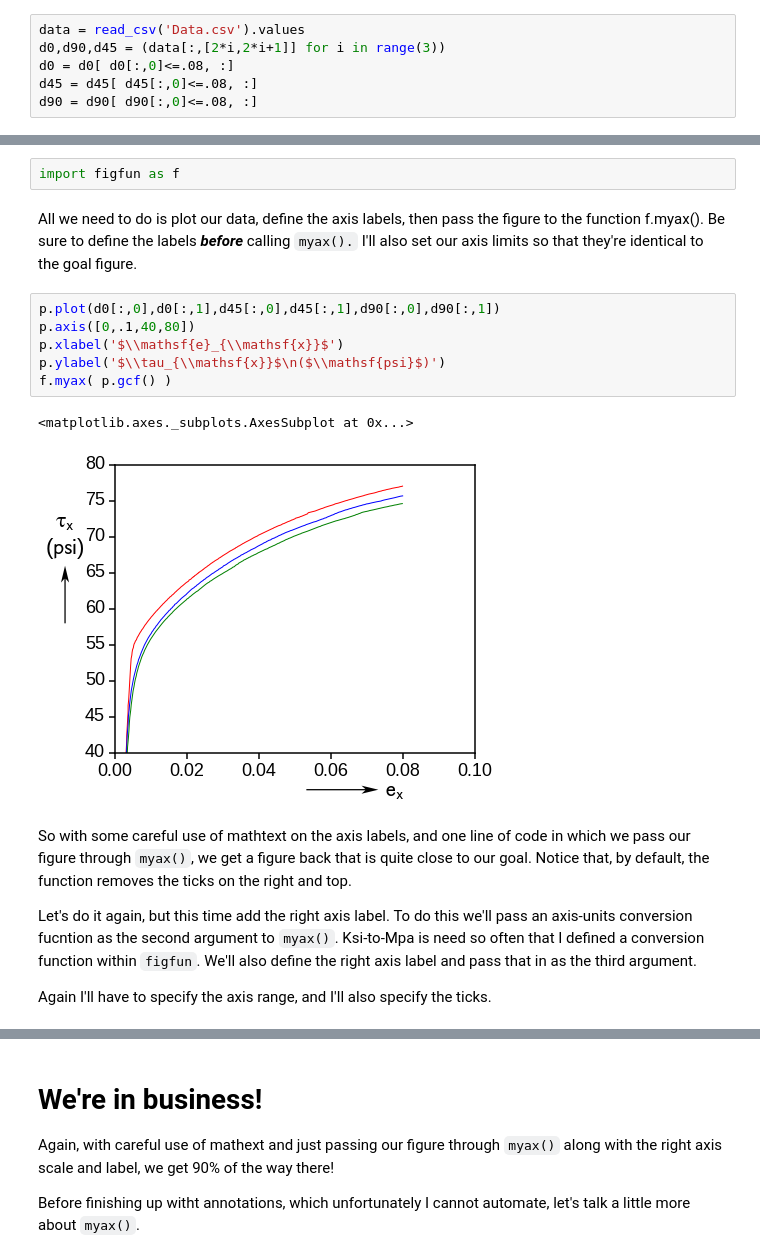
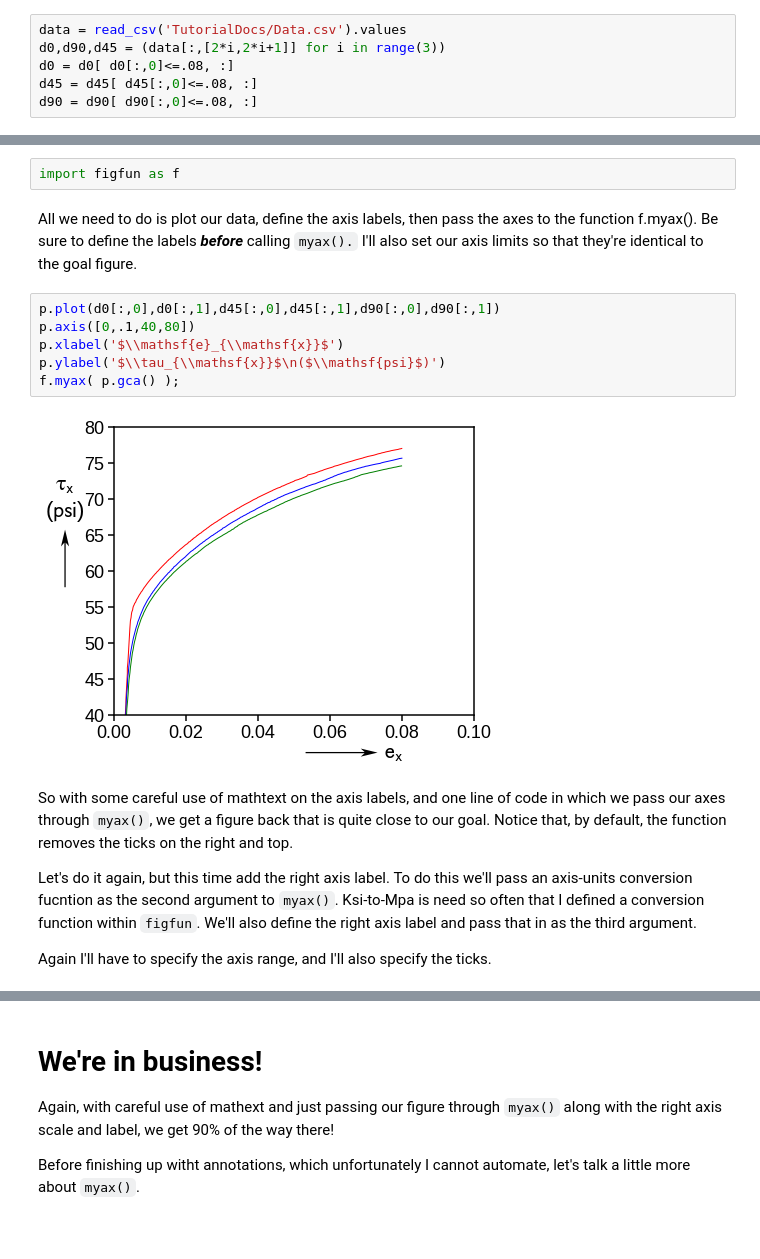
Before and after one commit to saintsfan342000/MPL-a-al-SKK, a Jupyter notebook: Tutorial.ipynb, the cells around one changed output, grey strips where cells are left out. Saved outputs shown, nothing was run; the diff lists cells and outputs as text; blank space fills up the shorter version.

```diff
--- a/Tutorial.ipynb
+++ b/Tutorial.ipynb
@@ -30,7 +32,7 @@ import matplotlib.pyplot as p
 import numpy as n
 from pandas import read_csv
 # %%
-data = read_csv('Data.csv').values
+data = read_csv('TutorialDocs/Data.csv').values
 d0,d90,d45 = (data[:,[2*i,2*i+1]] for i in range(3))
 d0 = d0[ d0[:,0]<=.08, :]
 d45 = d45[ d45[:,0]<=.08, :]
@@ -83,18 +83,17 @@ Finally, there are some little functions in there to ease doing some common oper
 # %%
 import figfun as f
 # %% [markdown]
-All we need to do is plot our data, define the axis labels, then pass the figure to the function f.myax().  Be sure to define the labels ***before*** calling `myax().`  I'll also set our axis limits so that they're identical to the goal figure.
+All we need to do is plot our data, define the axis labels, then pass the axes to the function f.myax().  Be sure to define the labels ***before*** calling `myax().`  I'll also set our axis limits so that they're identical to the goal figure.
 # %%
 p.plot(d0[:,0],d0[:,1],d45[:,0],d45[:,1],d90[:,0],d90[:,1])
 p.axis([0,.1,40,80])
 p.xlabel('$\\mathsf{e}_{\\mathsf{x}}$')
 p.ylabel('$\\tau_{\\mathsf{x}}$\n($\\mathsf{psi}$)')
-f.myax( p.gcf() )
+f.myax( p.gca() );
 # %% [output]
-<matplotlib.axes._subplots.AxesSubplot at 0x...>
-[figure, old version]
+[figure, new version]
 # %% [markdown]
-So with some careful use of mathtext on the axis labels, and one line of code in which we pass our figure through `myax()`, we get a figure back that is quite close to our goal.  Notice that, by default, the function removes the ticks on the right and top.
+So with some careful use of mathtext on the axis labels, and one line of code in which we pass our axes through `myax()`, we get a figure back that is quite close to our goal.  Notice that, by default, the function removes the ticks on the right and top.
 
 Let's do it again, but this time add the right axis label.  To do this we'll pass an axis-units conversion fucntion as the second argument to `myax()`.  Ksi-to-Mpa is need so often that I defined a conversion function within `figfun`. We'll also define the right axis label and pass that in as the third argument.
 
```
Also changed, not shown: parts of 14 cells of this notebook, 6 other files.
